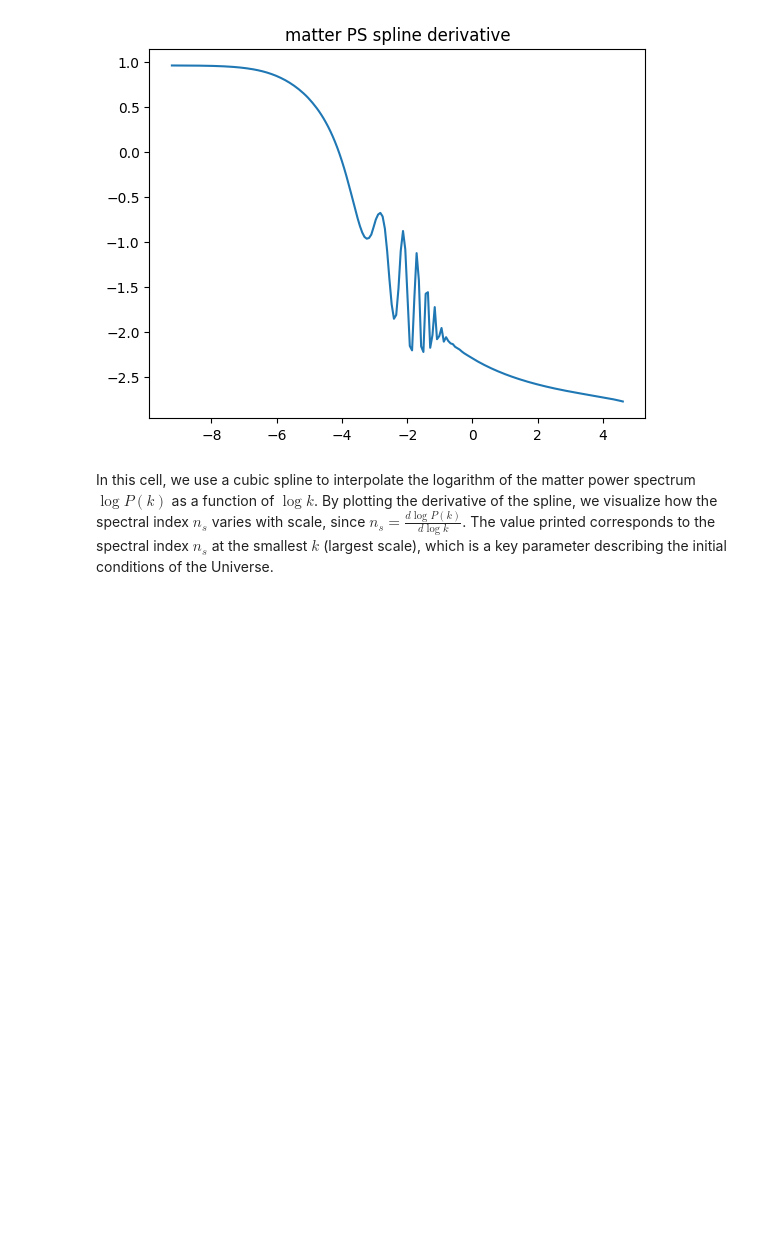
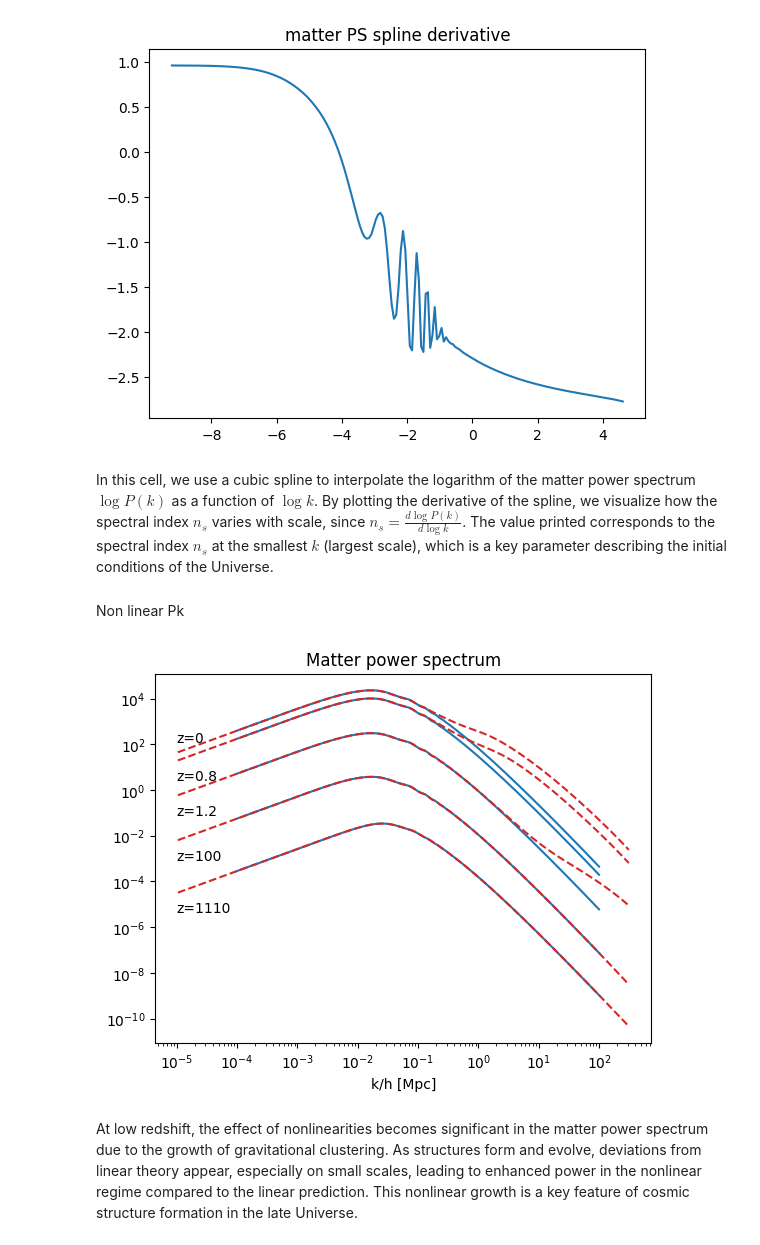
Before and after one commit to EdoardoMaragliano/CosmoIntro, a Jupyter notebook: Cosmo8_MatterPowerSpectrum/Cosmo8Ex2.ipynb, the cells around one changed output. Drawn from its saved outputs; the diff is of its cells as text; code cells hidden in the pictures; blank space fills up the shorter version.

```diff
--- a/Cosmo8_MatterPowerSpectrum/Cosmo8Ex2.ipynb
+++ b/Cosmo8_MatterPowerSpectrum/Cosmo8Ex2.ipynb
@@ -123,3 +123,28 @@ n_s = 0.9645396295825903
 In this cell, we use a cubic spline to interpolate the logarithm of the matter power spectrum $\log P(k)$ as a function of $\log k$.
 By plotting the derivative of the spline, we visualize how the spectral index $n_s$ varies with scale, since $n_s = \frac{d\log P(k)}{d\log k}$.
 The value printed corresponds to the spectral index $n_s$ at the smallest $k$ (largest scale), which is a key parameter describing the initial conditions of the Universe.
+# %% [markdown]
+Non linear Pk
+# %%
+kh_nonlin, z, pk_nonlin  = results.get_nonlinear_matter_power_spectrum(params=pars)
+# %%
+redshifts = [0,0.8,1.2,100,1110,2000]
+# %%
+
+for ps, z in zip(pk, redshifts):
+    plt.plot(kh, ps, 'b-', label='linear power spectrum, z={}'.format(z), color='tab:blue');
+for pk_nl, z in zip(pk_nonlin, redshifts):
+    coeff = 2 if z==0 else 0.1
+    plt.plot(kh_nonlin, pk_nl, 'k-', label='non-linear power spectrum, z={}'.format(z), color='tab:red', linestyle='dashed');
+    plt.text(1e-5, pk_nl[0]*coeff, 'z={}'.format(z), color='k', horizontalalignment='left', verticalalignment='bottom');
+
+plt.xlabel('k/h [Mpc]');
+plt.title('Matter power spectrum');
+
+
+plt.xscale('log')
+plt.yscale('log')
+# %% [output]
+[figure, added]
+# %% [markdown]
+At low redshift, the effect of nonlinearities becomes significant in the matter power spectrum due to the growth of gravitational clustering. As structures form and evolve, deviations from linear theory appear, especially on small scales, leading to enhanced power in the nonlinear regime compared to the linear prediction. This nonlinear growth is a key feature of cosmic structure formation in the late Universe.
```
Also changed, not shown: parts of 1 cell of this notebook.
